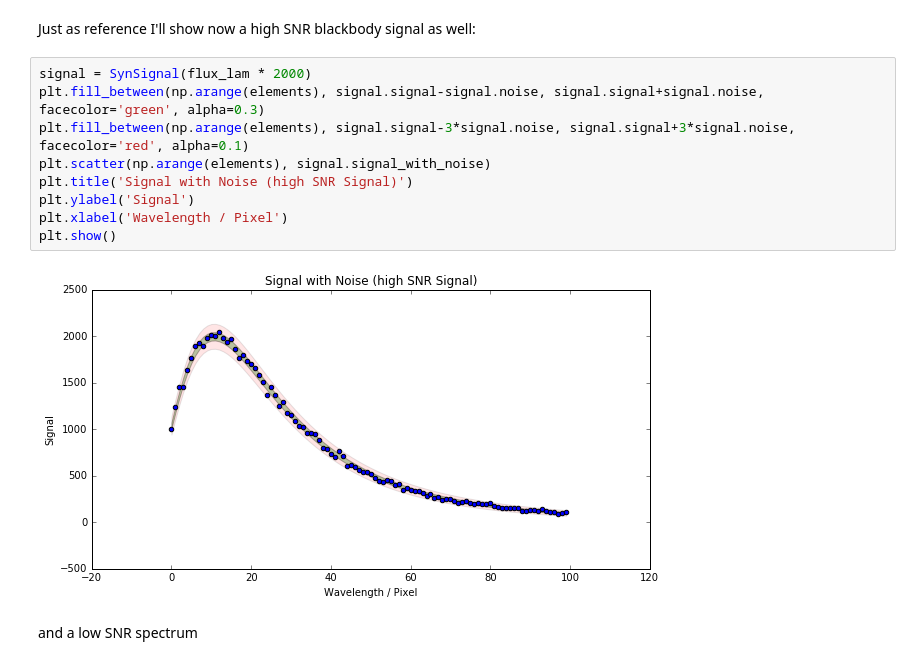
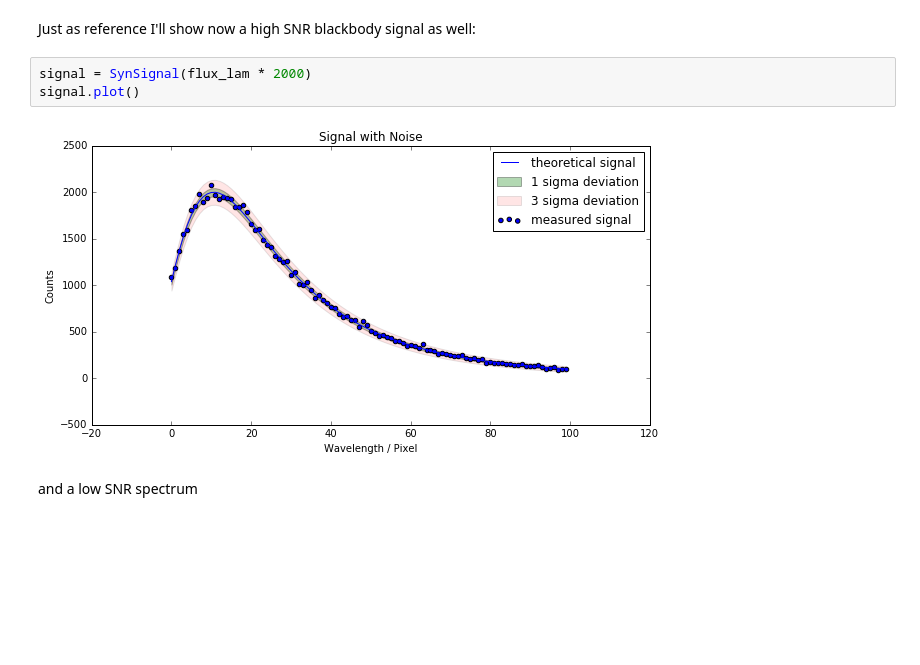
Before and after one commit to bsipocz/pymsastro, a Jupyter notebook: notebooks/synthetic_spectrum.ipynb, the cells around one changed output. Saved outputs shown, nothing was run; the diff lists cells and outputs as text; blank space fills up the shorter version.

```diff
--- a/notebooks/synthetic_spectrum.ipynb
+++ b/notebooks/synthetic_spectrum.ipynb
@@ -70,16 +64,10 @@ plt.show()
 [figure]
 # %% [markdown]
 Just as reference I'll show now a high SNR blackbody signal as well:
-# %%
-signal = SynSignal(flux_lam * 2000)
-plt.fill_between(np.arange(elements), signal.signal-signal.noise, signal.signal+signal.noise, facecolor='green', alpha=0.3)
-plt.fill_between(np.arange(elements), signal.signal-3*signal.noise, signal.signal+3*signal.noise, facecolor='red', alpha=0.1)
-plt.scatter(np.arange(elements), signal.signal_with_noise)
-plt.title('Signal with Noise (high SNR Signal)')
-plt.ylabel('Signal')
-plt.xlabel('Wavelength / Pixel')
-plt.show()
-# %% [output]
-[figure, removed]
+# %%
+signal = SynSignal(flux_lam * 2000)
+signal.plot()
+# %% [output]
+[figure, added]
 # %% [markdown]
 and a low SNR spectrum
```
Also changed, not shown: parts of 11 cells of this notebook, 3 other files.
